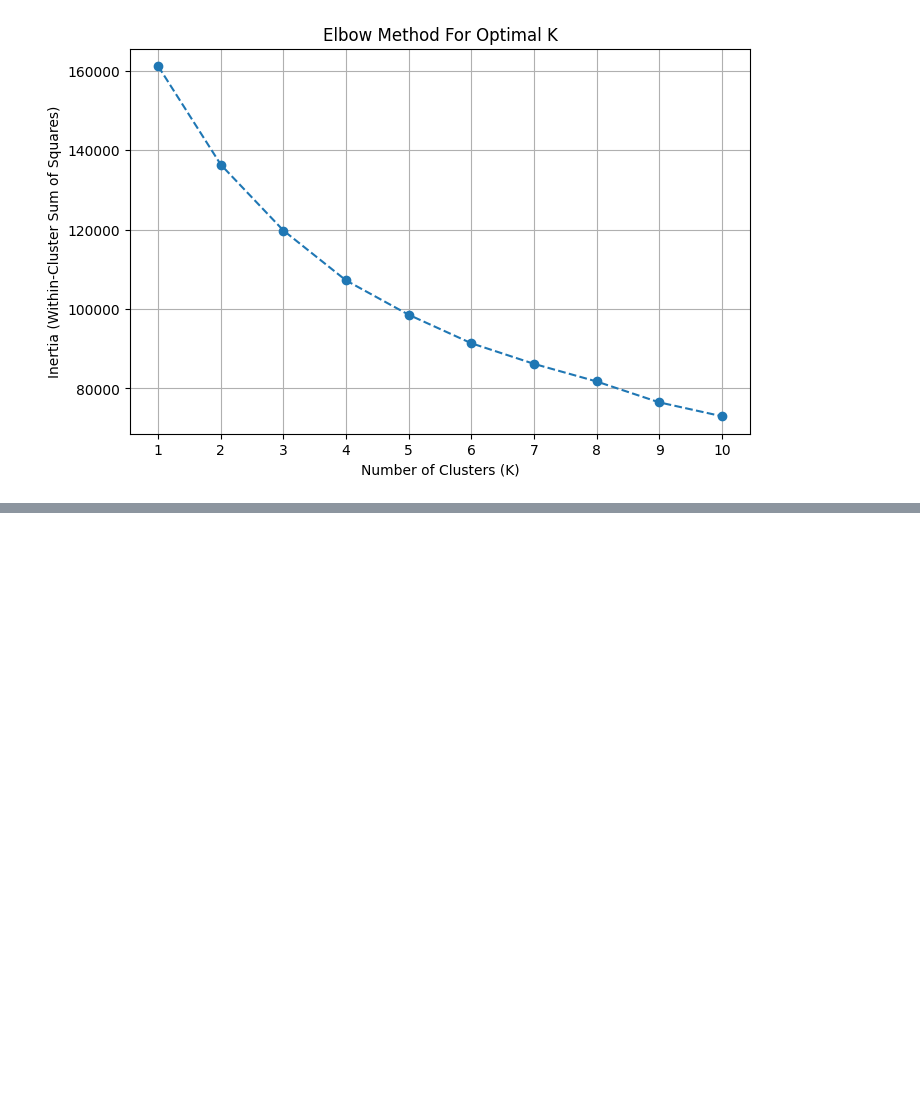
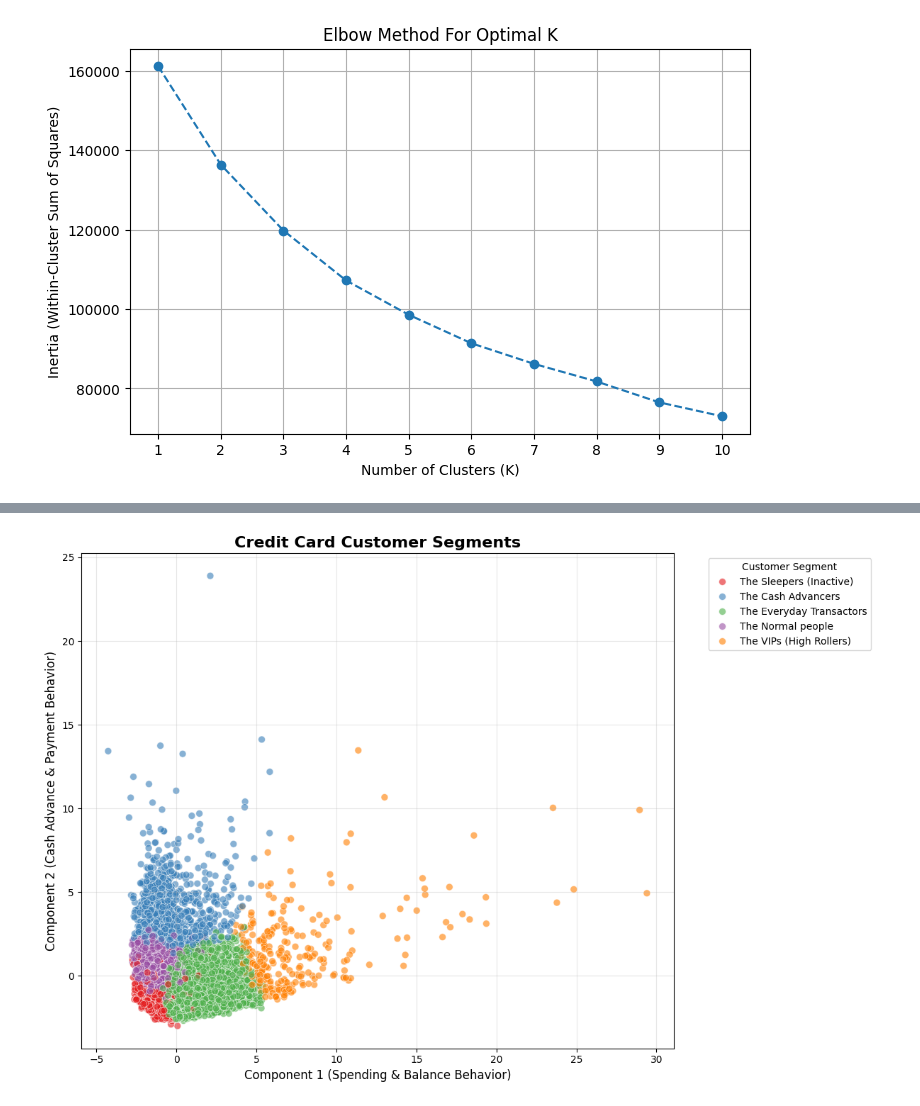
Before and after one commit to saran-vk/AI-Tasks, a Jupyter notebook: Task_7.ipynb, the cells around one changed output, grey strips where cells are left out. Saved outputs shown, nothing was run; the diff lists cells and outputs as text; code cells hidden in the pictures; blank space fills up the shorter version.

```diff
--- a/Task_7.ipynb
+++ b/Task_7.ipynb
@@ -41,7 +42,7 @@ Data columns (total 18 columns):
 dtypes: float64(14), int64(3), str(1)
 memory usage: 1.2 MB
 # %%
-df_features = df_features.fillna(df_features.mean())
+df_features = df_features.fillna(df_features.median())
 
 df_features['CREDIT_UTILIZATION'] = df_features['BALANCE'] / (df_features['CREDIT_LIMIT'] + 1e-6)
 
@@ -92,3 +93,41 @@ Cluster Centroids (Averages per group):
 | 2 | 4151.939082 | 0.985629 | 9499.328000 | 6324.787308 | 3176.848385 | 701.292224 | ... |
 | 3 | 120.937923 | 0.421654 | 349.212088 | 209.055641 | 140.350687 | 322.260172 | ... |
 | 4 | 4971.016859 | 0.968138 | 602.963261 | 376.615165 | 226.452695 | 5018.948617 | ... |
+# %%
+pca = PCA(n_components=2)
+principal_components = pca.fit_transform(df_scaled)
+
+pca_df = pd.DataFrame(data=principal_components, columns=['Component 1', 'Component 2'])
+
+pca_df['Cluster'] = cluster_labels
+
+persona_map = {
+    0: 'The Normal people',
+    1: 'The Everyday Transactors',
+    2: 'The VIPs (High Rollers)',
+    3: 'The Sleepers (Inactive)',
+    4: 'The Cash Advancers'
+}
+pca_df['Persona'] = pca_df['Cluster'].map(persona_map)
+
+plt.figure(figsize=(12, 8))
+
+sns.scatterplot(
+    x='Component 1',
+    y='Component 2',
+    hue='Persona',
+    palette='Set1',
+    data=pca_df,
+    alpha=0.6,
+    s=50
+)
+
+plt.title('Credit Card Customer Segments', fontsize=16, fontweight='bold')
+plt.xlabel('Component 1 (Spending & Balance Behavior)', fontsize=12)
+plt.ylabel('Component 2 (Cash Advance & Payment Behavior)', fontsize=12)
+plt.legend(title='Customer Segment', bbox_to_anchor=(1.05, 1), loc='upper left')
+plt.grid(True, alpha=0.3)
+plt.tight_layout()
+plt.show()
+# %% [output]
+[figure, added]
```
Also changed, not shown: parts of 1 cell of this notebook.
